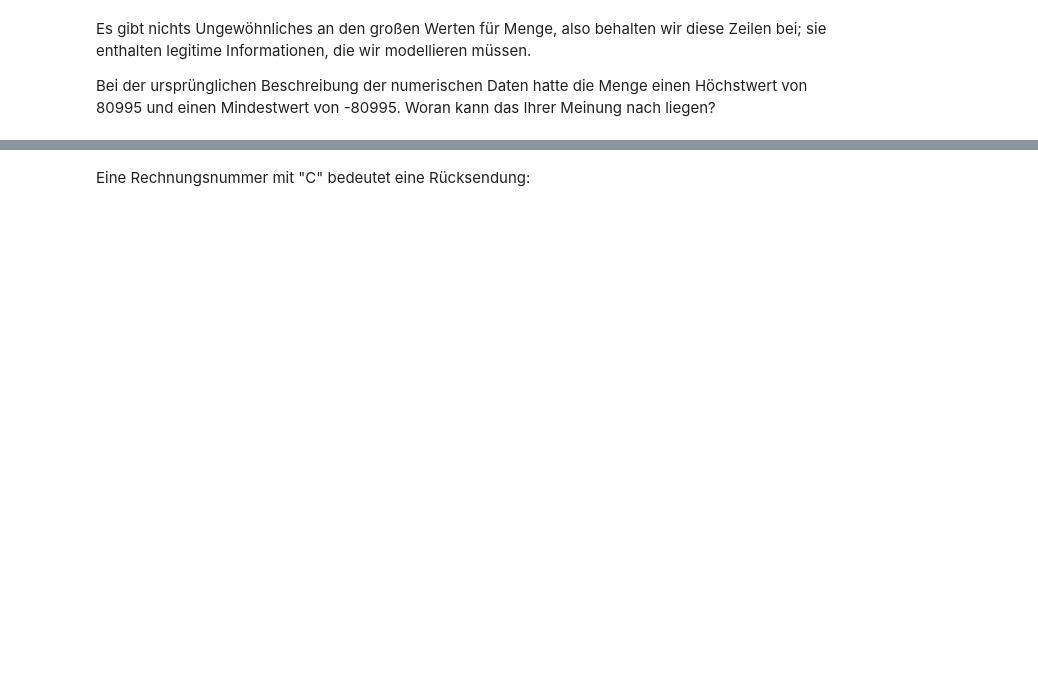
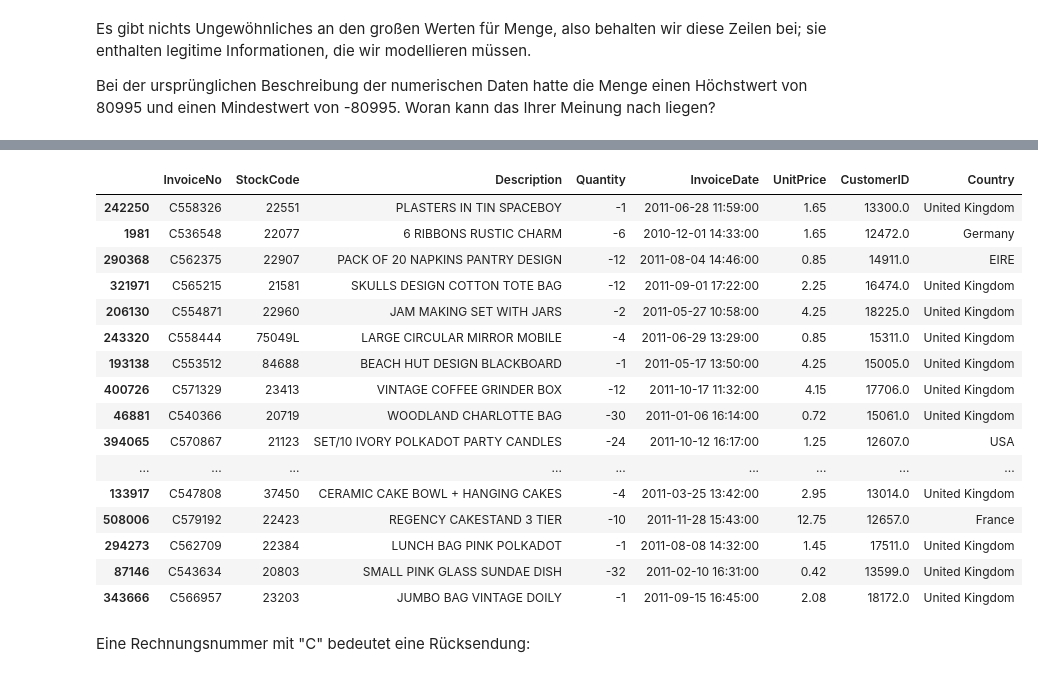
Before and after one commit to asw-analytics/LiL_Kurs, a Jupyter notebook: Customer_Segmentation.ipynb, the cells around one changed output, grey strips where cells are left out. Drawn from its saved outputs; the diff is of its cells as text; code cells hidden in the pictures; blank space fills up the shorter version.

```diff
--- a/Customer_Segmentation.ipynb
+++ b/Customer_Segmentation.ipynb
@@ -569,3 +731,24 @@ df_data.query('Quantity in [80995.000000, -80995.000000]')
+# %%
+df_invoicenrs = df_data.InvoiceNo.str.startswith("C")
+df_data[df_invoicenrs].sample(30)
+# %% [output]
+|  | InvoiceNo | StockCode | Description | Quantity | InvoiceDate | UnitPrice | CustomerID | Country |
+| 242250 | C558326 | 22551 | PLASTERS IN TIN SPACEBOY | -1 | 2011-06-28 11:59:00 | 1.65 | 13300.0 | United Kingdom |
+| 1981 | C536548 | 22077 | 6 RIBBONS RUSTIC CHARM | -6 | 2010-12-01 14:33:00 | 1.65 | 12472.0 | Germany |
+| 290368 | C562375 | 22907 | PACK OF 20 NAPKINS PANTRY DESIGN | -12 | 2011-08-04 14:46:00 | 0.85 | 14911.0 | EIRE |
+| 321971 | C565215 | 21581 | SKULLS DESIGN COTTON TOTE BAG | -12 | 2011-09-01 17:22:00 | 2.25 | 16474.0 | United Kingdom |
+| 206130 | C554871 | 22960 | JAM MAKING SET WITH JARS | -2 | 2011-05-27 10:58:00 | 4.25 | 18225.0 | United Kingdom |
+| 243320 | C558444 | 75049L | LARGE CIRCULAR MIRROR MOBILE | -4 | 2011-06-29 13:29:00 | 0.85 | 15311.0 | United Kingdom |
+| 193138 | C553512 | 84688 | BEACH HUT DESIGN BLACKBOARD | -1 | 2011-05-17 13:50:00 | 4.25 | 15005.0 | United Kingdom |
+| 400726 | C571329 | 23413 | VINTAGE COFFEE GRINDER BOX | -12 | 2011-10-17 11:32:00 | 4.15 | 17706.0 | United Kingdom |
+| 46881 | C540366 | 20719 | WOODLAND CHARLOTTE BAG | -30 | 2011-01-06 16:14:00 | 0.72 | 15061.0 | United Kingdom |
+| 394065 | C570867 | 21123 | SET/10 IVORY POLKADOT PARTY CANDLES | -24 | 2011-10-12 16:17:00 | 1.25 | 12607.0 | USA |
+| ... | ... | ... | ... | ... | ... | ... | ... | ... |
+| 133917 | C547808 | 37450 | CERAMIC CAKE BOWL + HANGING CAKES | -4 | 2011-03-25 13:42:00 | 2.95 | 13014.0 | United Kingdom |
+| 508006 | C579192 | 22423 | REGENCY CAKESTAND 3 TIER | -10 | 2011-11-28 15:43:00 | 12.75 | 12657.0 | France |
+| 294273 | C562709 | 22384 | LUNCH BAG PINK POLKADOT | -1 | 2011-08-08 14:32:00 | 1.45 | 17511.0 | United Kingdom |
+| 87146 | C543634 | 20803 | SMALL PINK GLASS SUNDAE DISH | -32 | 2011-02-10 16:31:00 | 0.42 | 13599.0 | United Kingdom |
+| 343666 | C566957 | 23203 | JUMBO BAG VINTAGE DOILY | -1 | 2011-09-15 16:45:00 | 2.08 | 18172.0 | United Kingdom |
 # %% [markdown]
 Eine Rechnungsnummer mit "C" bedeutet eine Rücksendung:
 # %%
```
Also changed, not shown: parts of 21 cells of this notebook.
